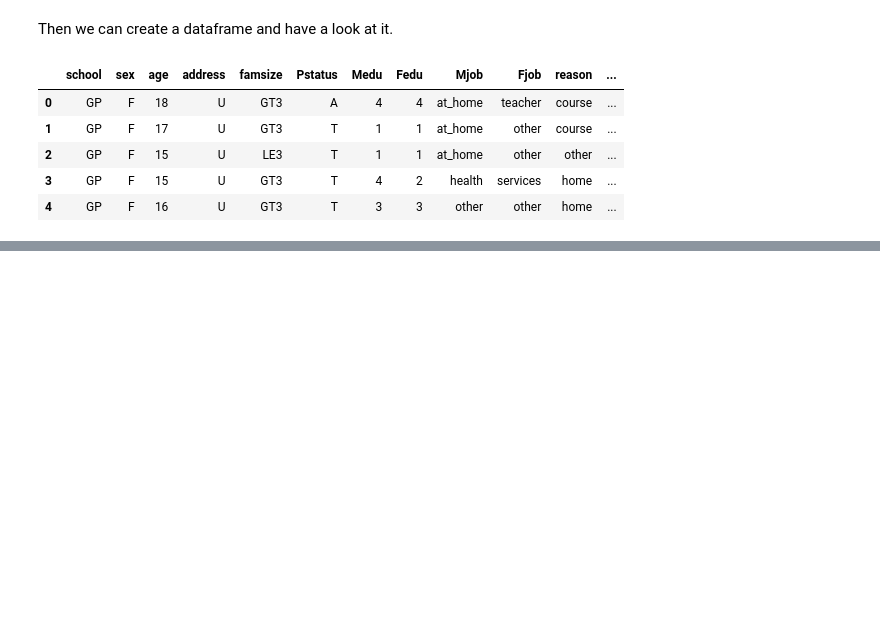
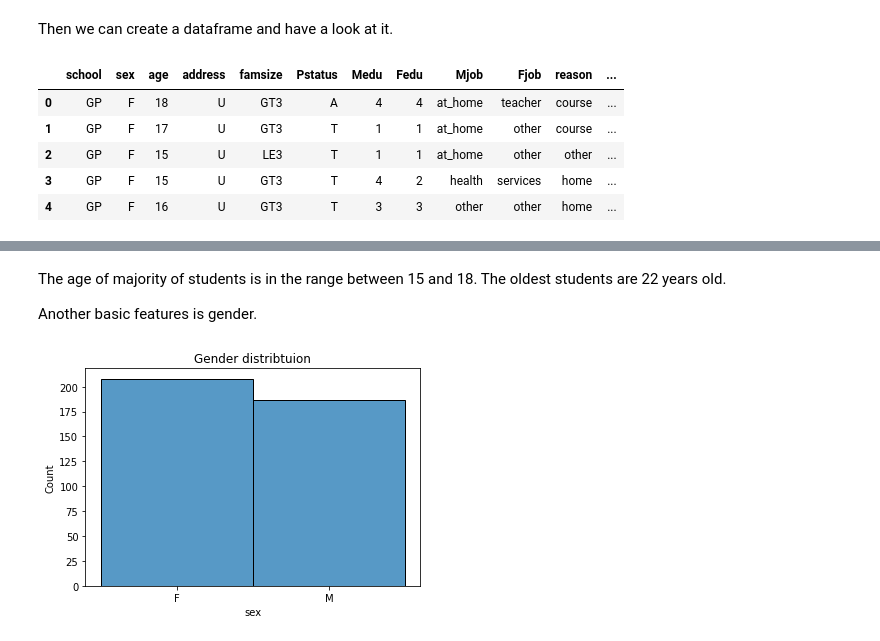
Before and after one commit to Toeysamm/2-64-NIDA-DADS5001, a Jupyter notebook: 04_Apply/Detailed_EDA.ipynb, the cells around one changed output, grey strips where cells are left out. Drawn from its saved outputs; the diff is of its cells as text; code cells hidden in the pictures; blank space fills up the shorter version.

```diff
--- a/04_Apply/Detailed_EDA.ipynb
+++ b/04_Apply/Detailed_EDA.ipynb
@@ -52,0 +130,10 @@ df.head()
+# %% [markdown]
+The age of majority of students is in the range between 15 and 18. The oldest students are 22 years old.
+
+Another basic features is gender.
+# %%
+sns.histplot(df.sex)
+plt.title('Gender distribtuion')
+plt.show()
+# %% [output]
+[figure, added]
```
Also changed, not shown: parts of 23 cells of this notebook.
